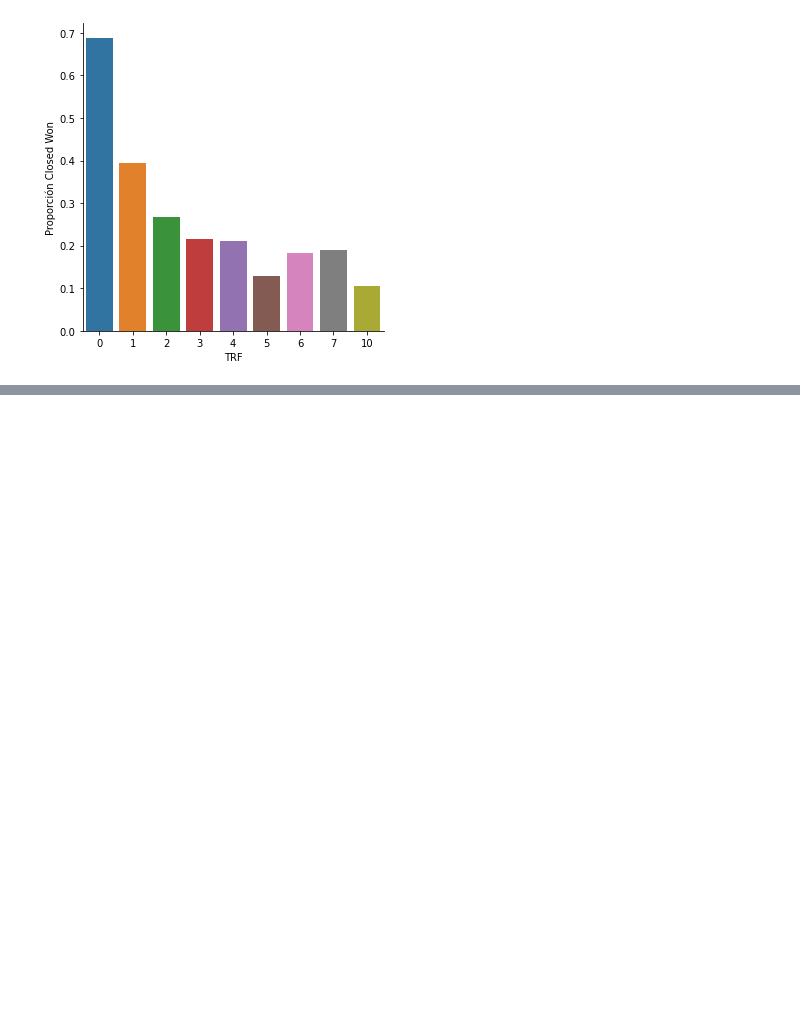
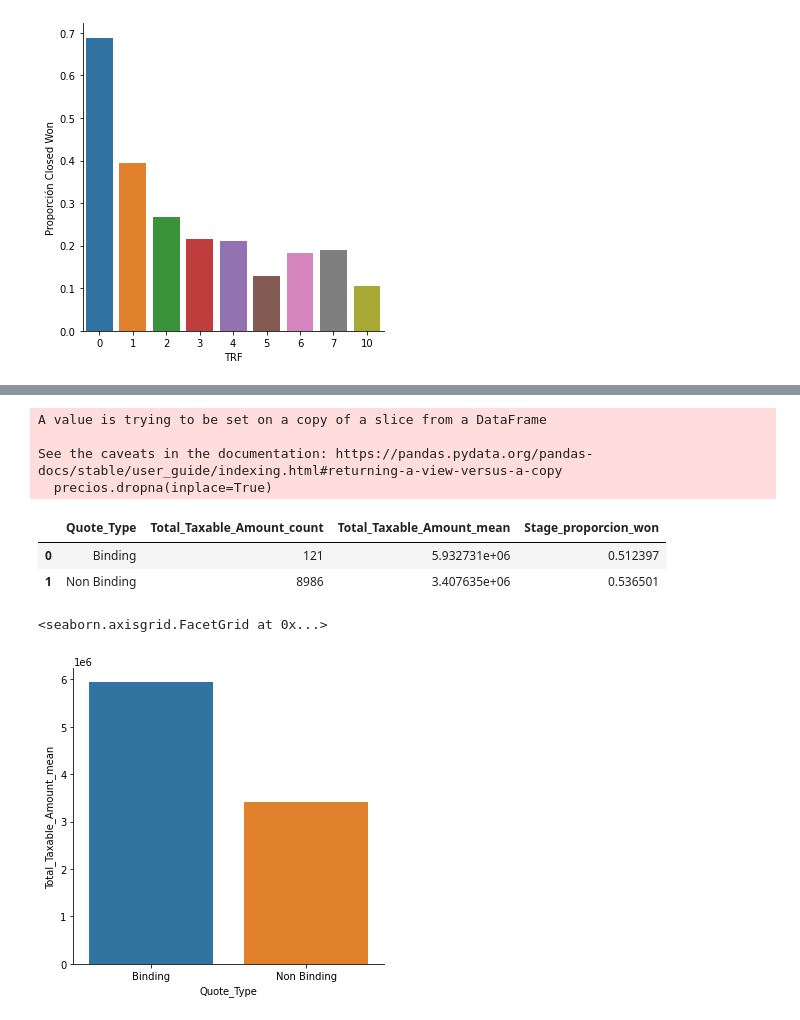
Before and after one commit to RiedelNicolas/75.06-2C2020-TP1, a Jupyter notebook: Codigo_analisis.ipynb, the cells around one changed output, grey strips where cells are left out. Drawn from its saved outputs; the diff is of its cells as text; code cells hidden in the pictures; blank space fills up the shorter version.

Commit message:
Agrego comment de arreglar el TRF y grafico para Quote_type

```diff
--- a/Codigo_analisis.ipynb
+++ b/Codigo_analisis.ipynb
@@ -146,0 +156,39 @@ sns.catplot(x="TRF",y="Proporción Closed Won",data=df_por_TRF,kind="bar")
+# %%
+precios = datos[["ASP_Currency","ASP","ASP_(converted)"]]
+precios.dropna(inplace=True)
+precios = precios[precios["ASP"] != 0]
+precios["equivalencia moneda USD"] = precios["ASP_(converted)"]/precios["ASP"]
+conversion_promedio = precios.groupby("ASP_Currency").agg({"equivalencia moneda USD":"mean"})
+
+#conversion_promedio guarda la conversion de 1 unidad de la moneda al dolar (cuantos dolares equivalen una
+#unidad de la moneda)
+# %% [output]
+A value is trying to be set on a copy of a slice from a DataFrame
+
+See the caveats in the documentation: https://pandas.pydata.org/pandas-docs/stable/user_guide/indexing.html#returning-a-view-versus-a-copy
+  precios.dropna(inplace=True)
+# %%
+#Analizo la ganancia segun el precio y el tipo de quote
+#precio_por_quote = datos[["Quote_Type",]]
+
+def proporcion_won(x):
+    return (x=="Closed Won").sum()/len(x)
+
+oportunidades_no_duplicadas = datos.drop_duplicates(["Opportunity_ID"])\
+        [["Quote_Type","Total_Taxable_Amount","Stage"]]#Guarda las filas sin repetir op_id
+oportunidades_no_duplicadas = oportunidades_no_duplicadas[oportunidades_no_duplicadas["Total_Taxable_Amount"]!=0]
+valores_por_quote = oportunidades_no_duplicadas.groupby("Quote_Type").\
+        agg({"Total_Taxable_Amount":["count","mean"],"Stage":proporcion_won})
+valores_por_quote.columns=valores_por_quote.columns.get_level_values(0)+"_"+\
+        valores_por_quote.columns.get_level_values(1)
+valores_por_quote.reset_index(inplace=True)
+valores_por_quote
+# %% [output]
+|  | Quote_Type | Total_Taxable_Amount_count | Total_Taxable_Amount_mean | Stage_proporcion_won |
+| 0 | Binding | 121 | 5.932731e+06 | 0.512397 |
+| 1 | Non Binding | 8986 | 3.407635e+06 | 0.536501 |
+# %%
+sns.catplot(x="Quote_Type",y="Total_Taxable_Amount_mean",data=valores_por_quote,kind="bar")
+# %% [output]
+<seaborn.axisgrid.FacetGrid at 0x...>
+[figure, added]
```
Also changed, not shown: parts of 2 cells of this notebook.
